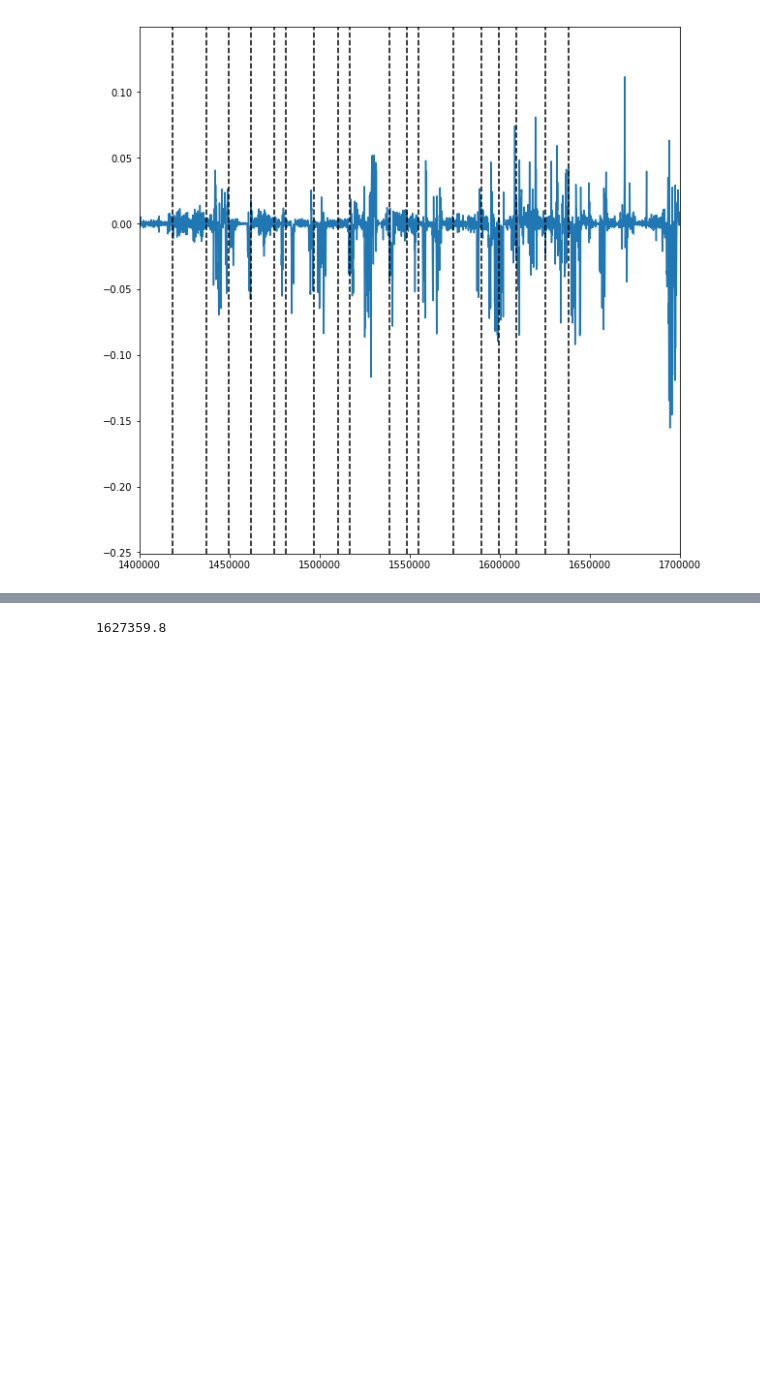
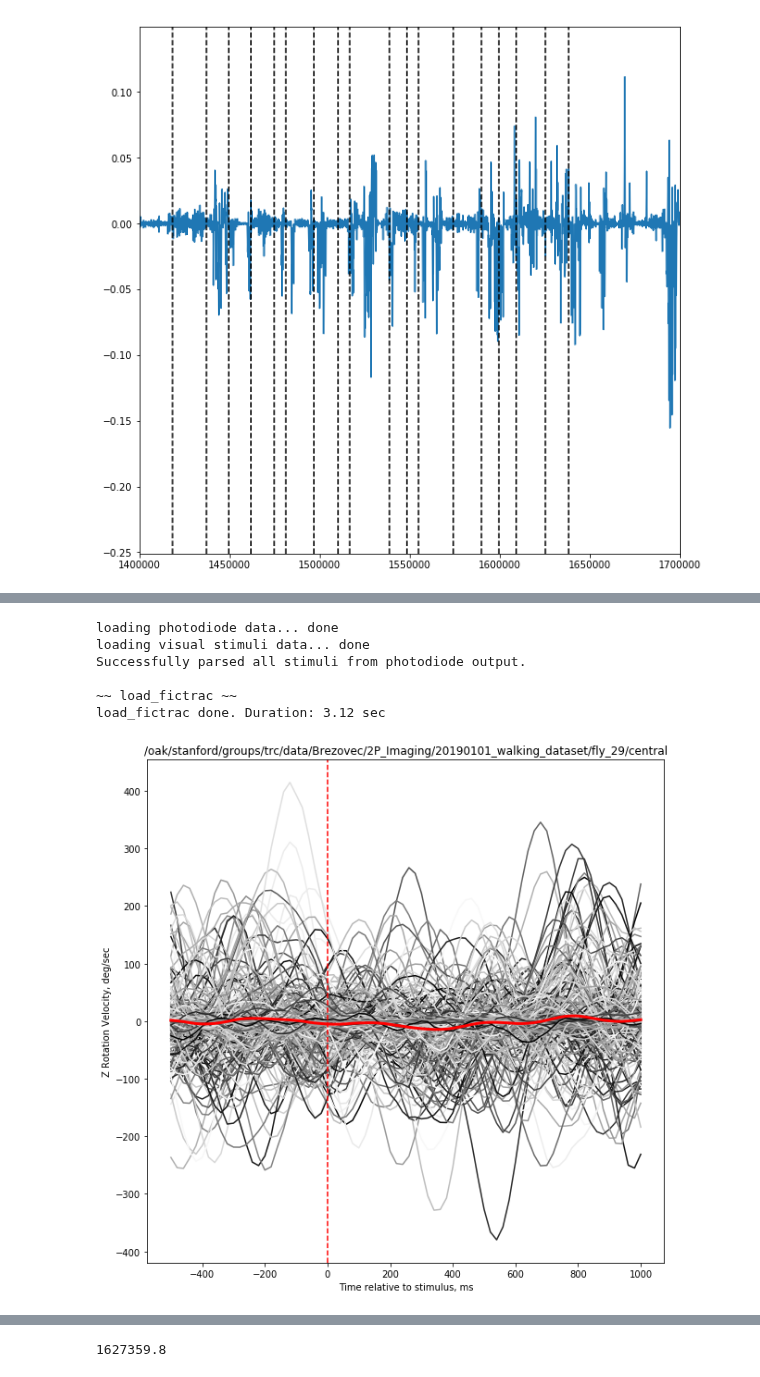
Before and after one commit to bellabrez/bigbadbrain, a Jupyter notebook: jupyter_notebooks/20190402 - Visual stim parsing.ipynb, the cells around one changed output, grey strips where cells are left out. Saved outputs shown, nothing was run; the diff lists cells and outputs as text; code cells hidden in the pictures; blank space fills up the shorter version.

```diff
--- a/jupyter_notebooks/20190402 - Visual stim parsing.ipynb
+++ b/jupyter_notebooks/20190402 - Visual stim parsing.ipynb
@@ -199,3 +179,6 @@ plt.xlim(1400000,1700000)
 # %% [output]
 (1400000, 1700000)
 [figure]
+# %%
+unique_stimuli = bbb.get_stimuli(folder)
+fictrac = bbb.load_fictrac()
@@ -201,0 +214,15 @@ plt.xlim(1400000,1700000)
+# %%
+folder = '/oak/stanford/groups/trc/data/Brezovec/2P_Imaging/20190101_walking_dataset/fly_29/central'
+unique_stimuli = bbb.get_stimuli(folder)
+fictrac = bbb.load_fictrac(folder)
+# %% [output]
+loading photodiode data... done
+loading visual stimuli data... done
+Successfully parsed all stimuli from photodiode output.
+
+~~ load_fictrac ~~
+load_fictrac done. Duration: 3.12 sec
+# %%
+bbb.create_stim_triggered_behavior_plot(fictrac, unique_stimuli[0], folder)
+# %% [output]
+[figure, added]
```
Also changed, not shown: parts of 17 cells of this notebook, 28 other files.
